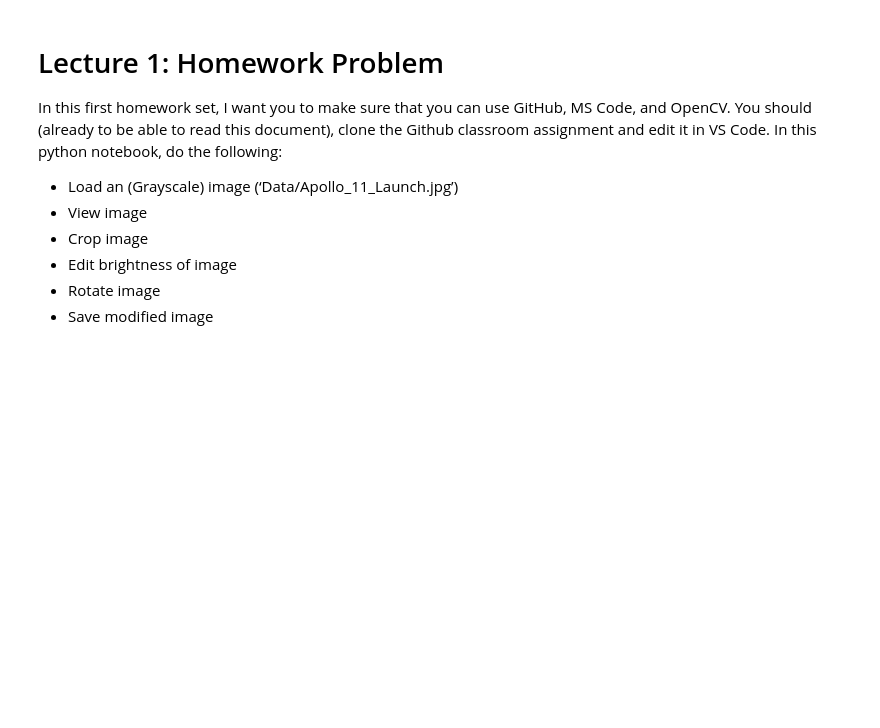
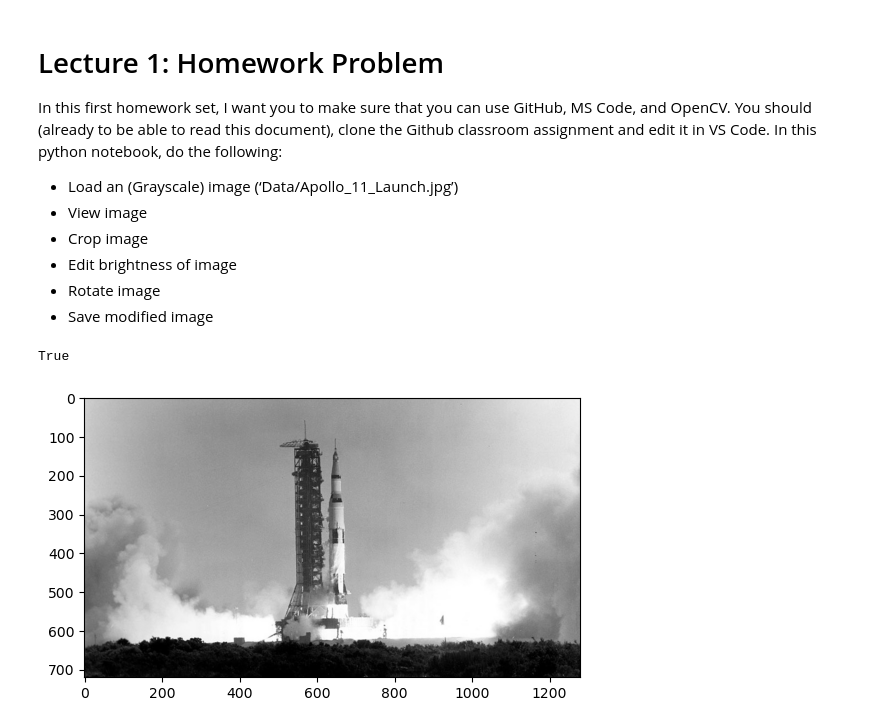
Before and after one commit to SSOE-ECE1390/verifying-setup-RamenTech, a Jupyter notebook: Homework_0.ipynb, the cells around one changed output. Cells and saved outputs as stored; diff of their text form; code cells hidden in the pictures; blank space fills up the shorter version.

Commit message:
Reformatted program so that it display images inside the notebook using pyplot

```diff
--- a/Homework_0.ipynb
+++ b/Homework_0.ipynb
@@ -10,3 +10,20 @@ You should (already to be able to read this document), clone the Github classroo
 * Edit brightness of image
 * Rotate image
 * Save modified image
+# %%
+import cv2
+import math
+import numpy as np
+import matplotlib.pyplot as plt
+
+# Load Gray Scale Image
+img = cv2.imread('Data/Apollo_11_Launch.jpg',cv2.IMREAD_COLOR)
+
+# View Image
+plt.imshow(img)
+cv2.imshow("Original Photo",img)
+cv2.waitKey(0)
+cv2.destroyAllWindows()
+# %% [output]
+True
+[figure, added]
```
Also changed, not shown: parts of 3 cells of this notebook.
